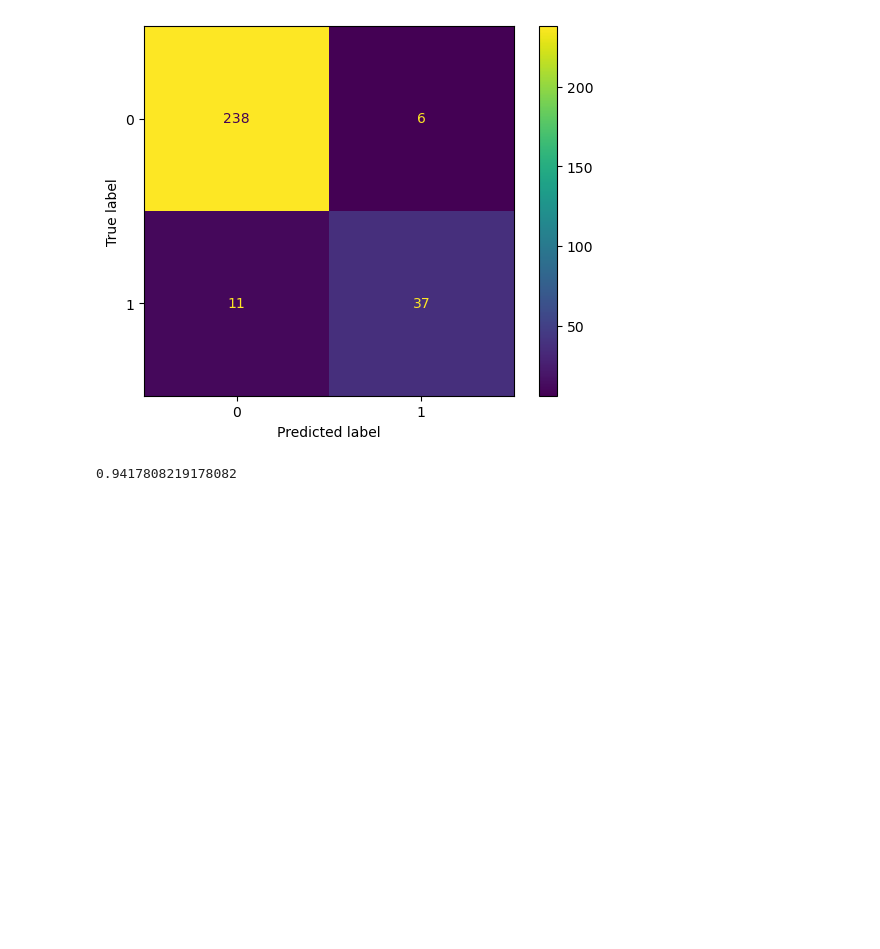
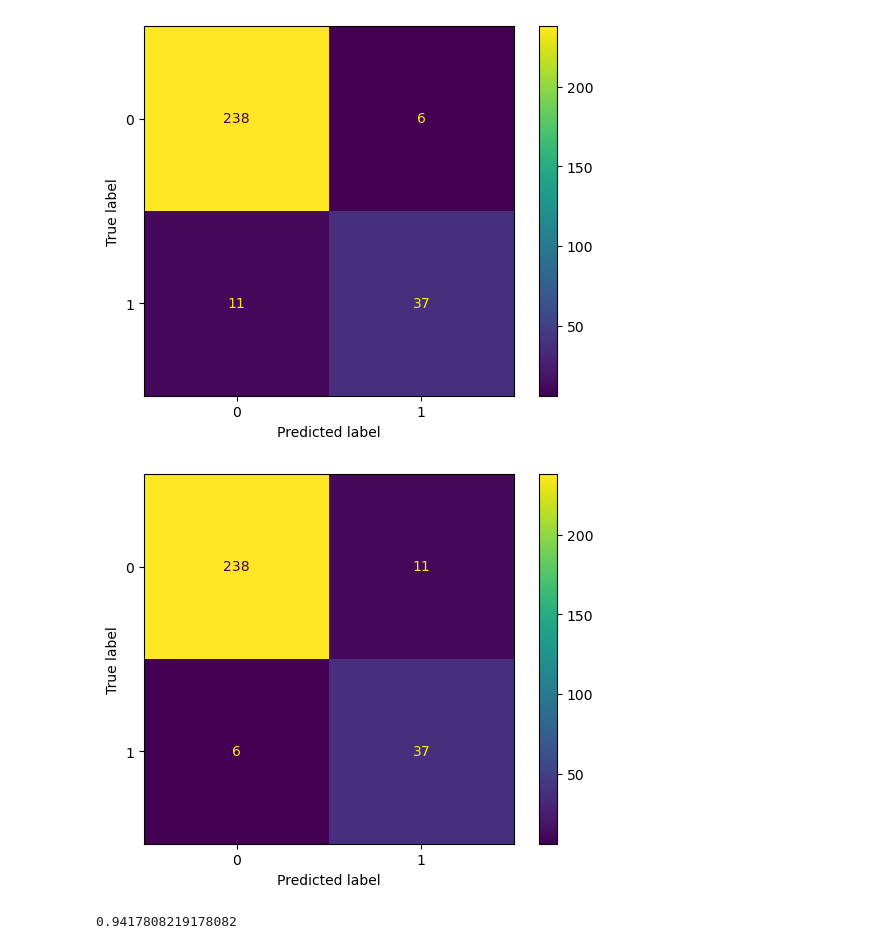
Before and after one commit to MerleSt/HousingPrices, a Jupyter notebook: Notebooks/ordinal_encoder.ipynb, the cells around one changed output. Drawn from its saved outputs; the diff is of its cells as text; code cells hidden in the pictures; blank space fills up the shorter version.

```diff
--- a/Notebooks/ordinal_encoder.ipynb
+++ b/Notebooks/ordinal_encoder.ipynb
@@ -292,6 +292,15 @@ disp.plot()
 plt.show()
 # %% [output]
 [figure]
+# %%
+cm_transposed = cm.T
+disp = ConfusionMatrixDisplay(confusion_matrix=cm_transposed,
+                             display_labels=search.classes_)
+disp.plot()
+
+plt.show()
+# %% [output]
+[figure, added]
 # %%
 accuracy = (238 +37)/(238+6+11+37)
 accuracy
```
Also changed, not shown: 14 other files.
